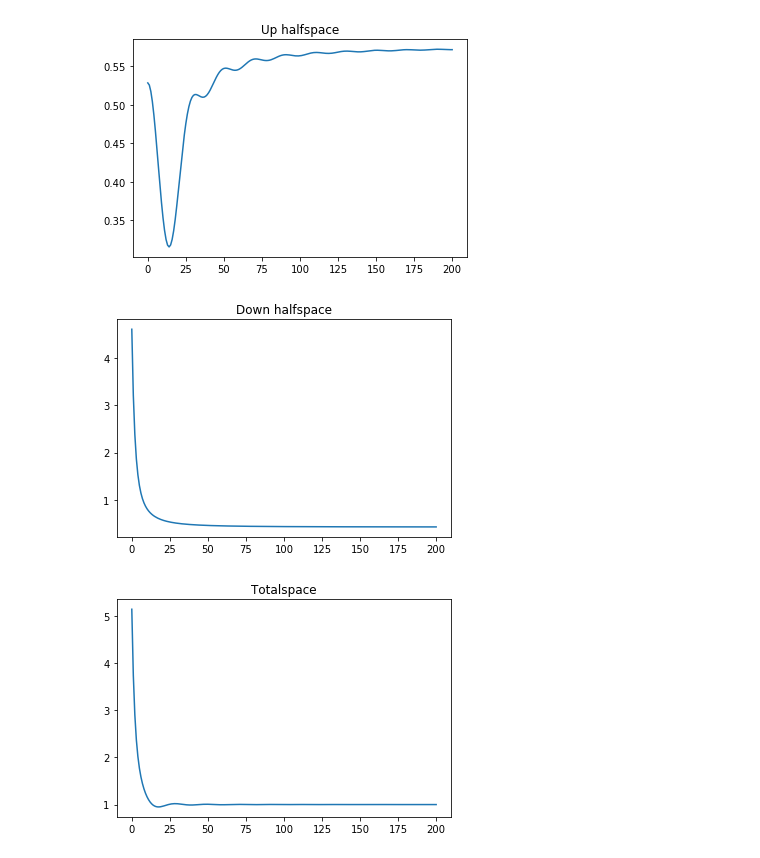
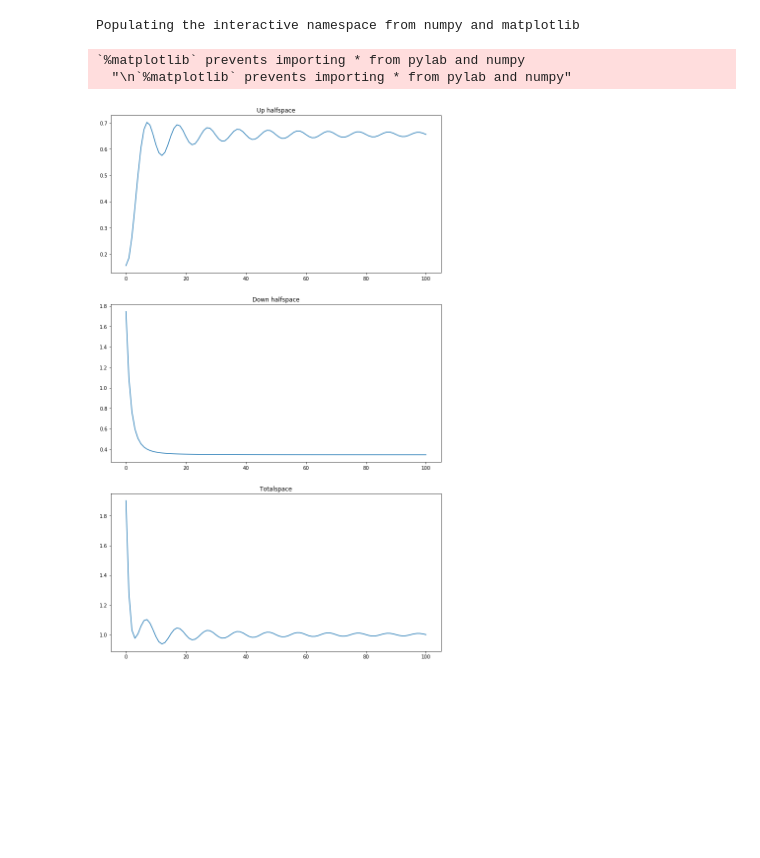
Before and after one commit to Yarokha/Calculations, a Jupyter notebook: dipole.ipynb, the cells around one changed output. Drawn from its saved outputs; the diff is of its cells as text; code cells hidden in the pictures; blank space fills up the shorter version.

```diff
--- a/dipole.ipynb
+++ b/dipole.ipynb
@@ -68,7 +0,0 @@ totalspace(1,9,1,1,1,0,0)
-# %%
-#eps1=1 eps2=4, mu1=mu2=1, mux=muy=0, muz=1
-totalspace(1,9,1,1,0,0,1)
-# %% [output]
-[figure, removed]
-[figure, removed]
-[figure, removed]
@@ -74,0 +48,73 @@ totalspace(1,9,1,1,0,0,1)
+# %%
+from scipy import integrate
+%pylab inline
+pylab.rcParams['figure.figsize'] = (12, 20)
+eps_1 = 1
+eps_2 = 4
+
+mu_1 = 1
+mu_2 = 1
+
+mu_x = 0
+mu_y = 1
+mu_z = 0
+mu_ = (mu_x**2+mu_y**2+mu_z**2)**(1/2)
+
+lam = 100
+P_up= np.zeros(lam+1)
+P_down= np.zeros(lam+1)
+k_0 = 10*np.pi/lam
+
+#up halfspace
+i1_u = lambdify((s, eps1,eps2,mu1,mu2,z0,k0), f1_u, "numpy")
+i2_u = lambdify((s, eps1,eps2,mu1,mu2,z0,k0), f2_u, "numpy")
+i3_u = lambdify((s, eps1,eps2,mu1,mu2,z0,k0), f3_u, "numpy")
+i4_u = lambdify((s, eps1,eps2,mu1,mu2,z0,k0), f4_u, "numpy")
+
+#down halfspace
+i1_d = lambdify((s, eps1,eps2,mu1,mu2), f1_d, "numpy")
+i2_d = lambdify((s, eps1,eps2,mu1,mu2), f2_d, "numpy")
+i3_d = lambdify((s, eps1,eps2,mu1,mu2,z0,k0), f3_d, "numpy")
+i4_d = lambdify((s, eps1,eps2,mu1,mu2,z0,k0), f4_d, "numpy")
+
+#down half space allowed
+I1_d_ = lambda s: i1_d(s,eps_1,eps_2,mu_1,mu_2)
+I2_d_ = lambda s: i2_d(s,eps_1,eps_2,mu_1,mu_2)
+I1_d = integrate.quad(I1_d_, 0, 1)[0]
+I2_d = integrate.quad(I2_d_, 0, 1)[0]
+P_down_a = 3/8*(mu_x**2+mu_y**2)/mu_**2*(eps_2/eps_1)**(1/2)*I1_d+3/4*(mu_z**2)/mu_**2*(eps_2/eps_1)**(1/2)*I2_d
+
+for z_0 in range(lam+1):
+    #up halfspce
+    I1_u_ = lambda s: i1_u(s,eps_1,eps_2,mu_1,mu_2,z_0,k_0)
+    I2_u_ = lambda s: np.real(i2_u(s,eps_1,eps_2,mu_1,mu_2,z_0,k_0))
+    I3_u_ = lambda s: i3_u(s,eps_1,eps_2,mu_1,mu_2,z_0,k_0)
+    I4_u_ = lambda s: np.real(i4_u(s,eps_1,eps_2,mu_1,mu_2,z_0,k_0))
+    I1_u = integrate.quad(I1_u_, 0, 1)[0]
+    I2_u = integrate.quad(I2_u_, 0, 1)[0]
+    I3_u = integrate.quad(I3_u_, 0, 1)[0]
+    I4_u = integrate.quad(I4_u_, 0, 1)[0]
+
+    #down halfspace forbiden
+    I3_d_ = lambda s: i3_d(s,eps_1,eps_2,mu_1,mu_2,z_0,k_0)
+    I4_d_ = lambda s: np.real(i4_d(s,eps_1,eps_2,mu_1,mu_2,z_0,k_0))
+    I3_d = integrate.quad(I3_d_, 1, (eps_2/eps_1)**(1/2))[0]
+    I4_d = integrate.quad(I4_d_, 1, (eps_2/eps_1)**(1/2))[0]
+
+    P_up[z_0] = (mu_x**2+mu_y**2)/mu_**2*(1/2 +3/8*I1_u-3/4*I2_u)+(mu_z**2)/mu_**2*(1/2+3/4*I3_u+3/2*I4_u)
+    P_down[z_0] = 3/8*(mu_x**2+mu_y**2)/mu_**2*(eps_2/eps_1)**(1/2)*I3_d+3/4*(mu_z**2)/mu_**2*(eps_2/eps_1)**(1/2)*I4_d + P_down_a
+P_total = P_up + P_down
+z_0 = np.arange(lam+1)
+f, ax = plt.subplots(3, 1)
+ax[0].set_title("Up halfspace")
+ax[1].set_title("Down halfspace")
+ax[2].set_title("Totalspace")
+ax[0].plot(z_0,P_up)
+ax[1].plot(z_0,P_down)
+ax[2].plot(z_0,P_total)
+plt.show()
+# %% [output]
+Populating the interactive namespace from numpy and matplotlib
+`%matplotlib` prevents importing * from pylab and numpy
+  "\n`%matplotlib` prevents importing * from pylab and numpy"
+[figure, added]
```
Also changed, not shown: parts of 5 cells of this notebook, 1 other file.
